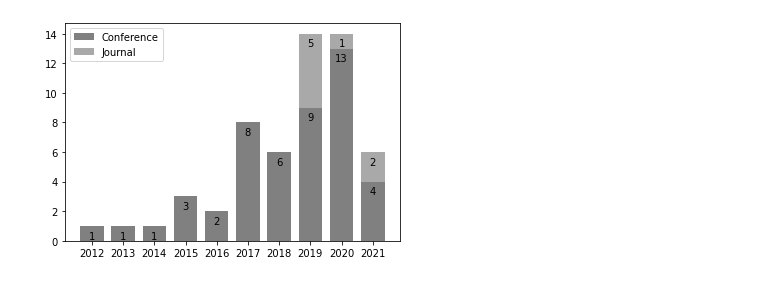
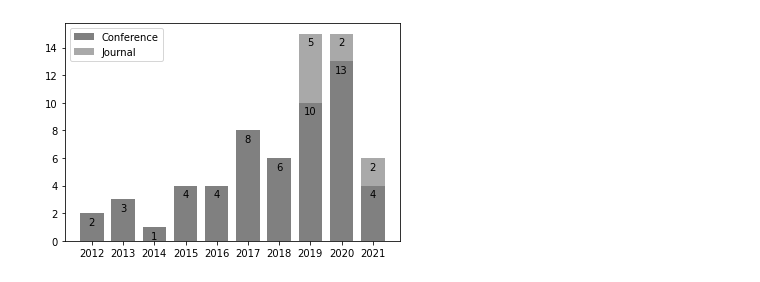
Before and after one commit to S2-group/SLR-2021, a Jupyter notebook: data_analysis/demographics_plot.ipynb, the cells around one changed output. Cells and saved outputs as stored; diff of their text form; code cells hidden in the pictures.

```diff
--- a/data_analysis/demographics_plot.ipynb
+++ b/data_analysis/demographics_plot.ipynb
@@ -6,35 +6,35 @@ import numpy as np
 # %%
 x = [2012,2013,2014,2015,2016,2017,2018,2019,2020,2021]
 labels=x
-journals = [0,0,0,0,0,0,0,5,1,2]
-conferences = [1,1,1,3,2,8,6,9,13,4]
+journals = [0,0,0,0,0,0,0,5,2,2]
+conferences = [2,3,1,4,4,8,6,10,13,4]
 width=0.75
 fig, ax = plt.subplots()
 ax.set_xticks(x)
 
 # First bar with conferences
 ax.bar(labels, conferences, width, label='Conference',color="gray")
 for label, conf in zip(labels, conferences):
     height = conf
     value = 1
     if value > 0:
         ax.text(
             label, height-1, height, ha="center", va="bottom"
         )
 
 # Second bar with journals
 ax.bar(labels, journals, width, bottom=conferences,label='Journal',color="darkgray")
 for label, j, c in zip(labels, journals, conferences):
     height = j
     if height > 0:
         ax.text(
             label, c+height-1, height, ha="center", va="bottom"
         )
 
 ax.legend()
 
 #plt.show()
 #plt.draw()
 plt.savefig('figures/demographics.pdf', bbox_inches='tight')
 # %% [output]
-[figure, old version]
+[figure, new version]
```
Also changed, not shown: 4 other files.
